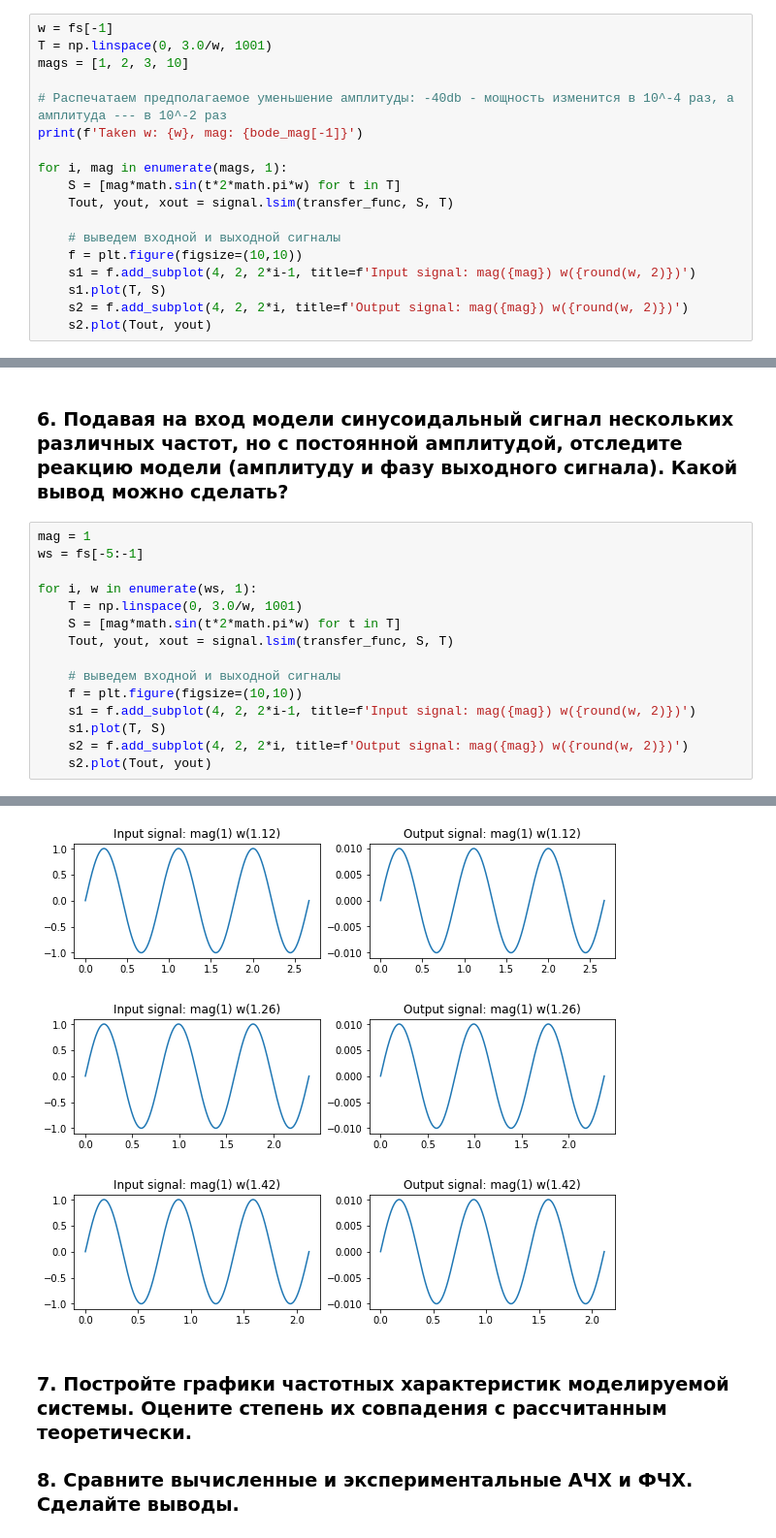
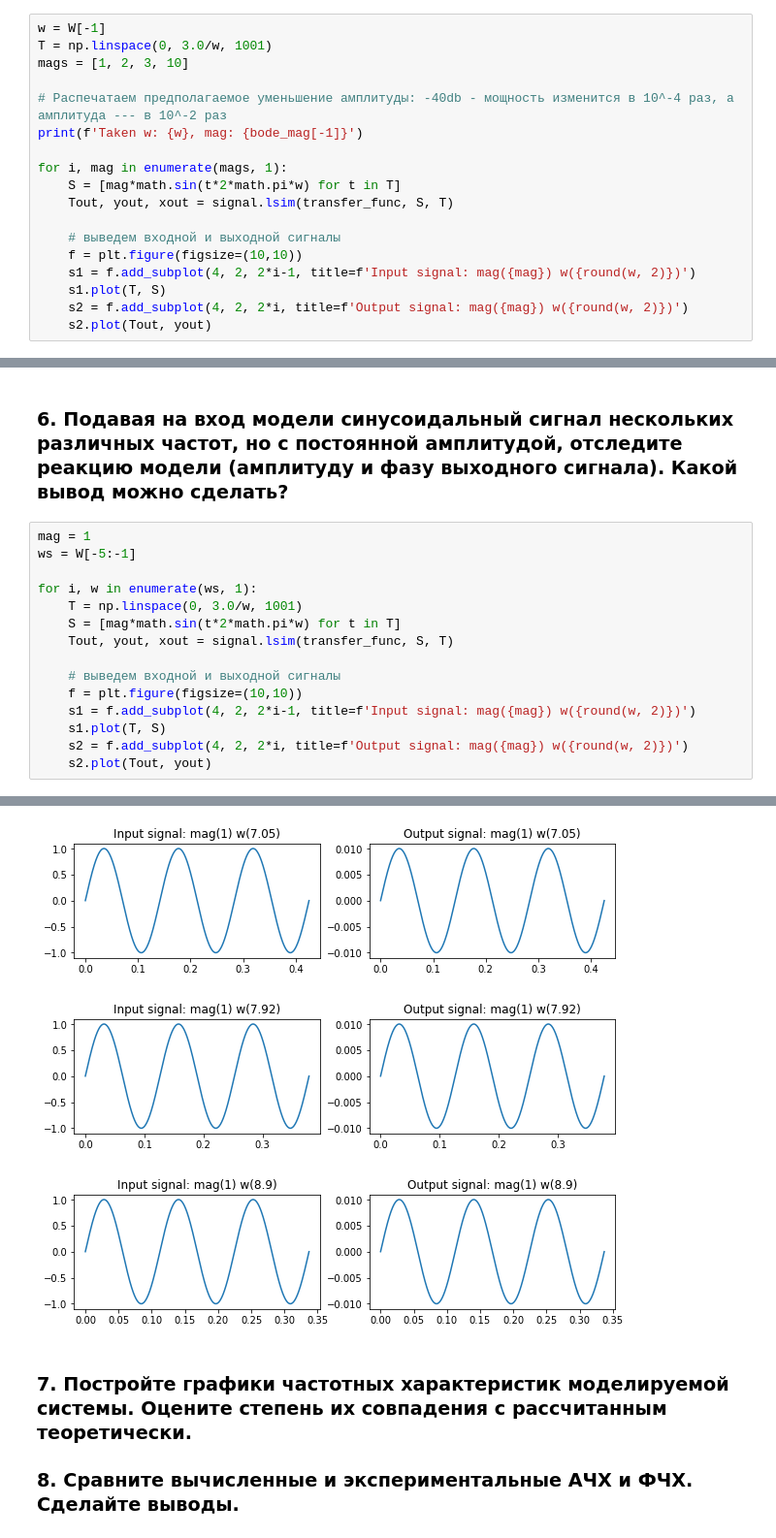
Before and after one commit to theleokul/compilators_theory, a Jupyter notebook: lab1/l1.ipynb, the cells around one changed output, grey strips where cells are left out. Shown: that part at 97% size. Saved outputs shown, nothing was run; the diff lists cells and outputs as text.

Commit message:
lab1: fix plots

```diff
--- a/lab1/l1.ipynb
+++ b/lab1/l1.ipynb
@@ -37,7 +36,7 @@ plt.show()
 ### 4. Создайте модель в scipy.signal, описывающую систему. Значения констант следует для простоты принять равными небольшим целым числам.
 ### 5. Подавая на вход модели синусоидальный сигнал нескольких различных амплитуд, но с постоянной частотой, отследите реакцию модели (амплитуду и фазу выходного сигнала). Какой вывод можно сделать?
 # %%
-w = fs[-1]
+w = W[-1]
 T = np.linspace(0, 3.0/w, 1001)
 mags = [1, 2, 3, 10]
 
@@ -64,7 +63,7 @@ Taken w: 1.5915494309189535, mag: -40.000004342942646
 ### 6. Подавая на вход модели синусоидальный сигнал нескольких различных частот, но с постоянной амплитудой, отследите реакцию модели (амплитуду и фазу выходного сигнала). Какой вывод можно сделать?
 # %%
 mag = 1
-ws = fs[-5:-1]
+ws = W[-5:-1]
 
 for i, w in enumerate(ws, 1):
     T = np.linspace(0, 3.0/w, 1001)
@@ -82,6 +81,6 @@ for i, w in enumerate(ws, 1):
-[figure, old version]
+[figure, new version]
-[figure, old version]
+[figure, new version]
-[figure, old version]
+[figure, new version]
 # %% [markdown]
 ### 7. Постройте графики частотных характеристик моделируемой системы. Оцените степень их совпадения с рассчитанным теоретически.
 ### 8. Сравните вычисленные и экспериментальные АЧХ и ФЧХ. Сделайте выводы.
```
Also changed, not shown: parts of 5 cells of this notebook.
